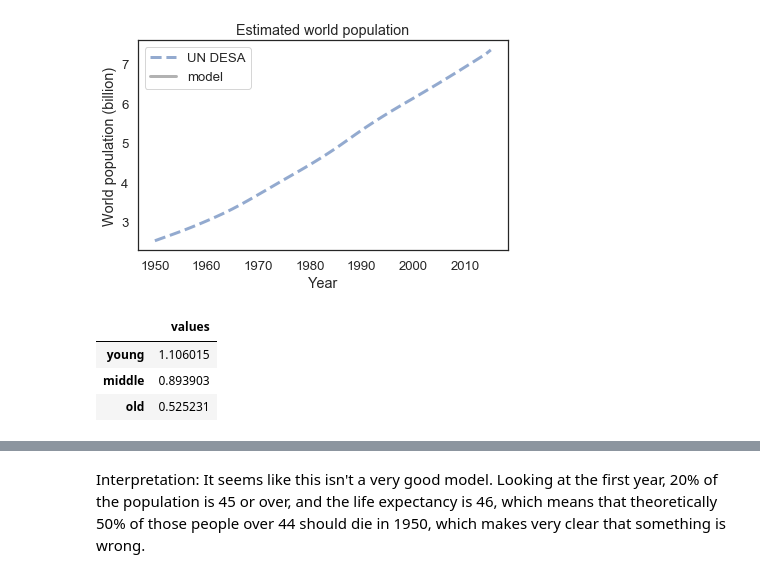
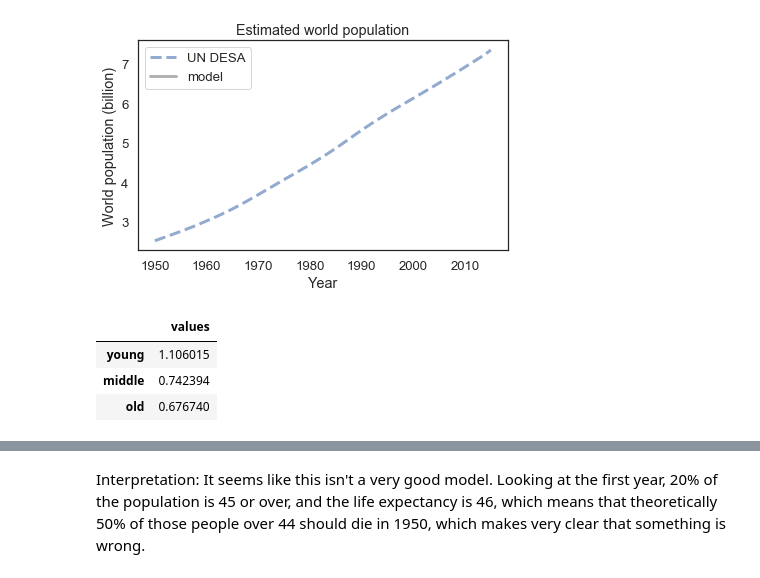
Before and after one commit to leilamerz/ModSimPy, a Jupyter notebook: code/Project1.ipynb, the cells around one changed output, grey strips where cells are left out. Cells and saved outputs as stored; diff of their text form; code cells hidden in the pictures.

```diff
--- a/code/Project1.ipynb
+++ b/code/Project1.ipynb
@@ -129,12 +92,12 @@ decorate(xlabel='Year',
 [figure]
 # %%
 young = get_first_value(un) * 0.438
-old= get_first_value(un) * 0.208
-middle = get_first_value(un)*0.354
+old= get_first_value(un) * 0.268
+middle = get_first_value(un)*0.294
 init = State(young=young, middle=middle, old=old)
 # %% [output]
 |  | values |
 | young | 1.106015 |
-| middle | 0.893903 |
-| old | 0.525231 |
+| middle | 0.742394 |
+| old | 0.676740 |
 # %%
```
Also changed, not shown: parts of 8 cells of this notebook.
